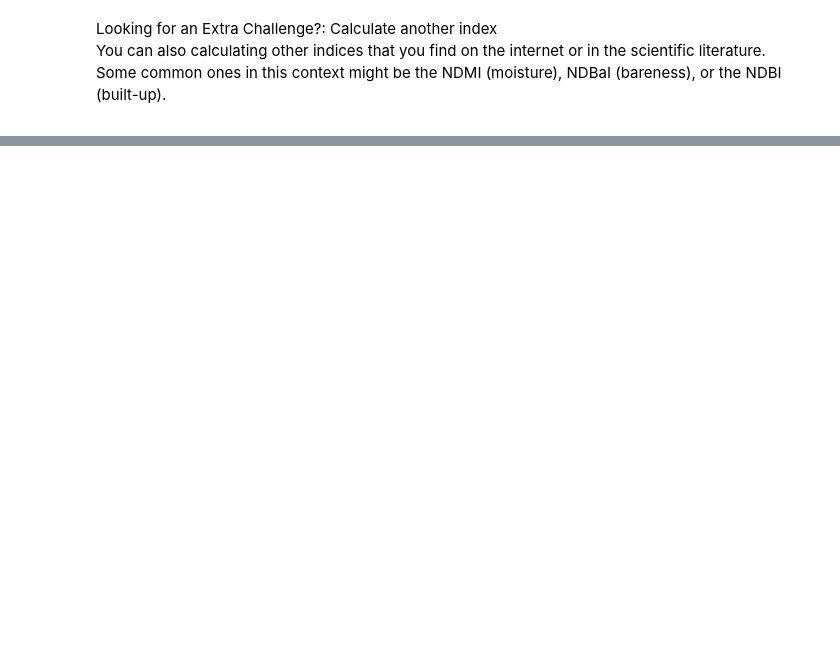
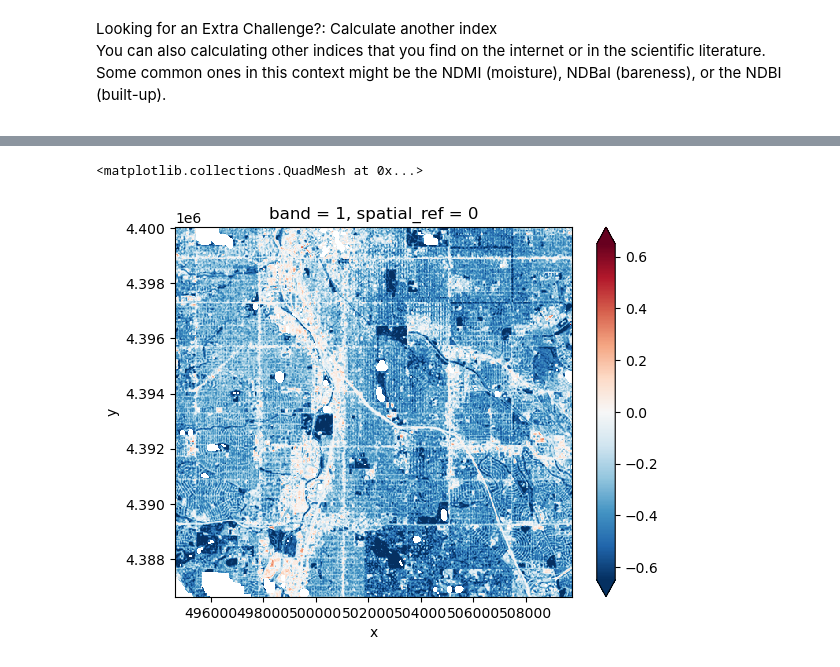
Before and after one commit to earthlab-education/fundamentals-04-redlining-brglea, a Jupyter notebook: notebooks/redlining-03-spectral-indices.ipynb, the cells around one changed output, grey strips where cells are left out. Drawn from its saved outputs; the diff is of its cells as text; code cells hidden in the pictures; blank space fills up the shorter version.

```diff
--- a/notebooks/redlining-03-spectral-indices.ipynb
+++ b/notebooks/redlining-03-spectral-indices.ipynb
@@ -60,0 +92,12 @@ be the NDMI (moisture), NDBaI (bareness), or the NDBI (built-up).</p></div></div
+# %%
+# Try the formula above using SWIR2
+ndbi_da_swir2 = (
+    (band_dict['swir2']- band_dict['nir'])
+    /
+    (band_dict['swir2'] + band_dict['nir'])
+)
+
+ndbi_da_swir2.plot(robust=True)
+# %% [output]
+<matplotlib.collections.QuadMesh at 0x...>
+[figure, added]
```
Also changed, not shown: parts of 6 cells of this notebook, 2 other files.
